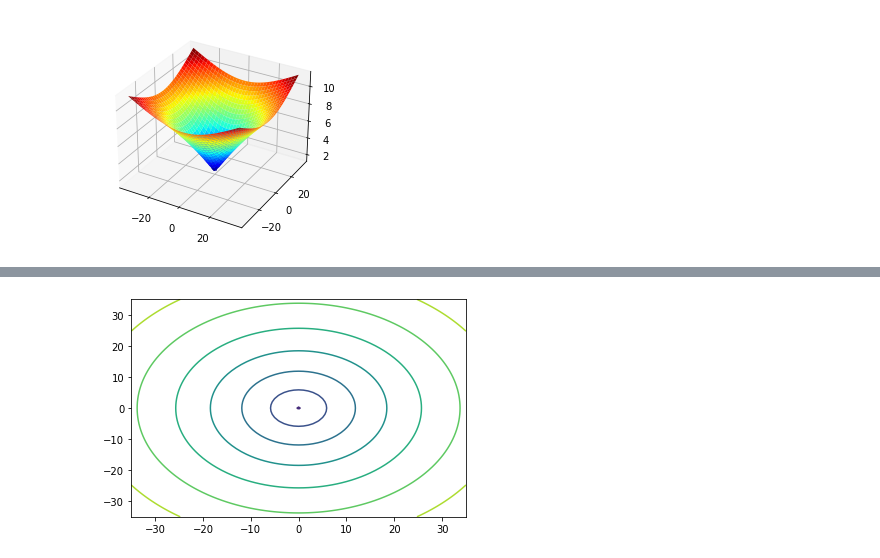
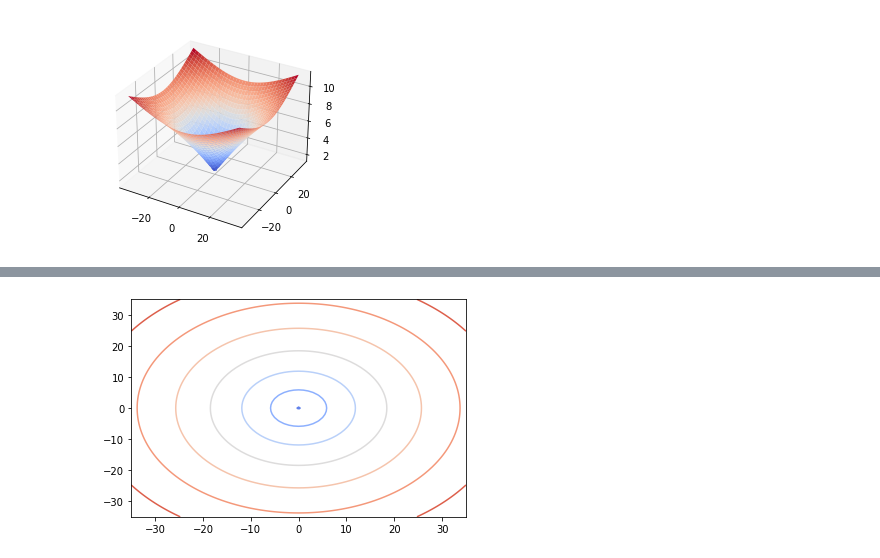
Before and after one commit to Trojanekkk/opimization-of-ackley-s-function, a Jupyter notebook: src/preview.ipynb, the cells around one changed output, grey strips where cells are left out. Drawn from its saved outputs; the diff is of its cells as text; code cells hidden in the pictures.

Commit message:
Add cmap to plots; Calculate gradient from derivative def; Add Gradient Descent algorithm

```diff
--- a/src/preview.ipynb
+++ b/src/preview.ipynb
@@ -1,6 +1,7 @@
 # %%
 # Import packages
 import numpy as np
+from matplotlib import cm
 from matplotlib import pyplot as plt
 from mpl_toolkits.mplot3d import Axes3D
 
@@ -19,13 +20,13 @@ def ackley(X, Y):
 def plot_ackley (X, Y, Z):
     fig = plt.figure()
     ax = fig.gca(projection='3d')
-    ax.plot_surface(X, Y, Z, cmap='jet')
+    ax.plot_surface(X, Y, Z, cmap=cm.coolwarm)
     plt.show()
 
 # Define plotting ackley contour
 def plot_ackley_contour (X, Y, Z):
     ax = plt.axes()
-    ax.contour(X, Y, Z)
+    ax.contour(X, Y, Z, cmap=cm.coolwarm)
 
 # Calculate ackley scalar value
 def ackley_scalar (x, y):
@@ -34,15 +35,21 @@ def ackley_scalar (x, y):
 
     return -20 * np.exp(factor_1) - np.exp(factor_2) + np.exp(1) + 20
 
+# Calculate gradient of ackley function
+def ackley_gradient (x, y, h):
+    dfdx = (ackley_scalar(x + h, y) - ackley_scalar(x, y)) / h
+    dfdy = (ackley_scalar(x, y + h) - ackley_scalar(x, y)) / h
+    return np.array([dfdx, dfdy])
+
 # Find minimum using Hook-Jeeves algorithm
-def hooke_jeeves (SP, step_length, tolerance, step_factor):
+def hooke_jeeves (start_point, step_length, tolerance, step_factor):
     B_x = [[1,0],[-1,0],[0,0]]
     B_y = [[0,1],[0,-1],[0,0]]
-    best_coord = SP
-    best_value = ackley_scalar(SP[0], SP[1])
+    best_coord = start_point
+    best_value = ackley_scalar(start_point[0], start_point[1])
     temp_coord = best_coord
     temp_value = best_value
-    i = 0
+    iter = 0
 
     while step_length >= tolerance:
 
@@ -69,38 +76,72 @@ def hooke_jeeves (SP, step_length, tolerance, step_factor):
             best_value = temp_value
             temp_coord = best_coord[0] + slope_vector[0], best_coord[1] + slope_vector[1]
             temp_value = ackley_scalar(temp_coord[0], temp_coord[1])
-            i += 1
+            iter += 1
 
         # Reduct step length
         step_length *= step_factor
 
     return {
         'best_coord': best_coord,
         'best_value': best_value,
-        'iterations': i,
+        'iterations': iter,
+    }
+
+# Find minimum using Gradient Descent algorithm
+def grad_descent(start_point, tolerance, step_factor, max_iter, h):
+    prev_step = start_point - tolerance
+    step = start_point
+    iter = 0
+
+    while iter < max_iter:
+        if (tolerance > np.linalg.norm(step - prev_step)):
+            break
+
+        prev_step = step.copy()
+
+        vector = - step_factor * ackley_gradient(step[0], step[1], h)
+        step += vector
+
+        iter += 1
+
+        # print(iter, step, ackley_scalar(step[0], step[1]))
+
+    return {
+        'best_coord': step,
+        'best_value': ackley_scalar(step[0], step[1]),
+        'iterations': iter,
+        'max_iter_r': (False, True)[iter == max_iter]
     }
 
 # Prepare range
 wek_x = np.arange(-35,36,1)
 wek_y = np.arange(-35,36,1)
 
 X, Y = np.meshgrid(wek_x, wek_y)
 
 # Calculate ackley and plot
 Z = ackley(X, Y)
 
 plot_ackley(X, Y, Z)
 
 plot_ackley_contour(X, Y, Z)
 
-# Init variables for searching minimum (Hook-Jeeves alghoritm)
-SP = (35,-32)           # Starting position
-SL = 6.5                # Initial step length
-E = 0.1                 # Tolerance, minimum step length
-SF = 0.5                # Step factor, step length reduction
+# Init variables for searching minimum
+SP = np.array([35.0,-32.0])     # Starting position
+SL = 6.5                        # Initial step length
+E = 0.01                        # Tolerance, minimum step length
+SF = 0.3                        # Step factor, step length reduction
 
 # Run Hook-Jeeves algorithm
 result = hooke_jeeves(SP, SL, E, SF)
 print(f"Found minimum at {result['best_coord']} with value: {result['best_value']}, it took {result['iterations']} iterations.")
+
+# cont. Init variables for searching minimum
+h = 0.00001                       # Derivative distance factor
+MI = 600                        # Maximum allowed iterations (GD)
+
+# Run Gradient Descent algorithm
+result = grad_descent(SP, E, SF, MI, h)
+print(f"Found minimum at {result['best_coord']} with value: {result['best_value']}, it took {result['iterations']} iterations.", ('','Maximum iterations reached')[result['max_iter_r']])
 # %% [output]
-[figure, old version]
+[figure, new version]
@@ -108 +150 @@ Found minimum at [0.0625, -0.3125] with value: 1.1595378657349045, it took 7 ite
-[figure, old version]
+[figure, new version]
```
Also changed, not shown: parts of 1 cell of this notebook, 1 other file.
